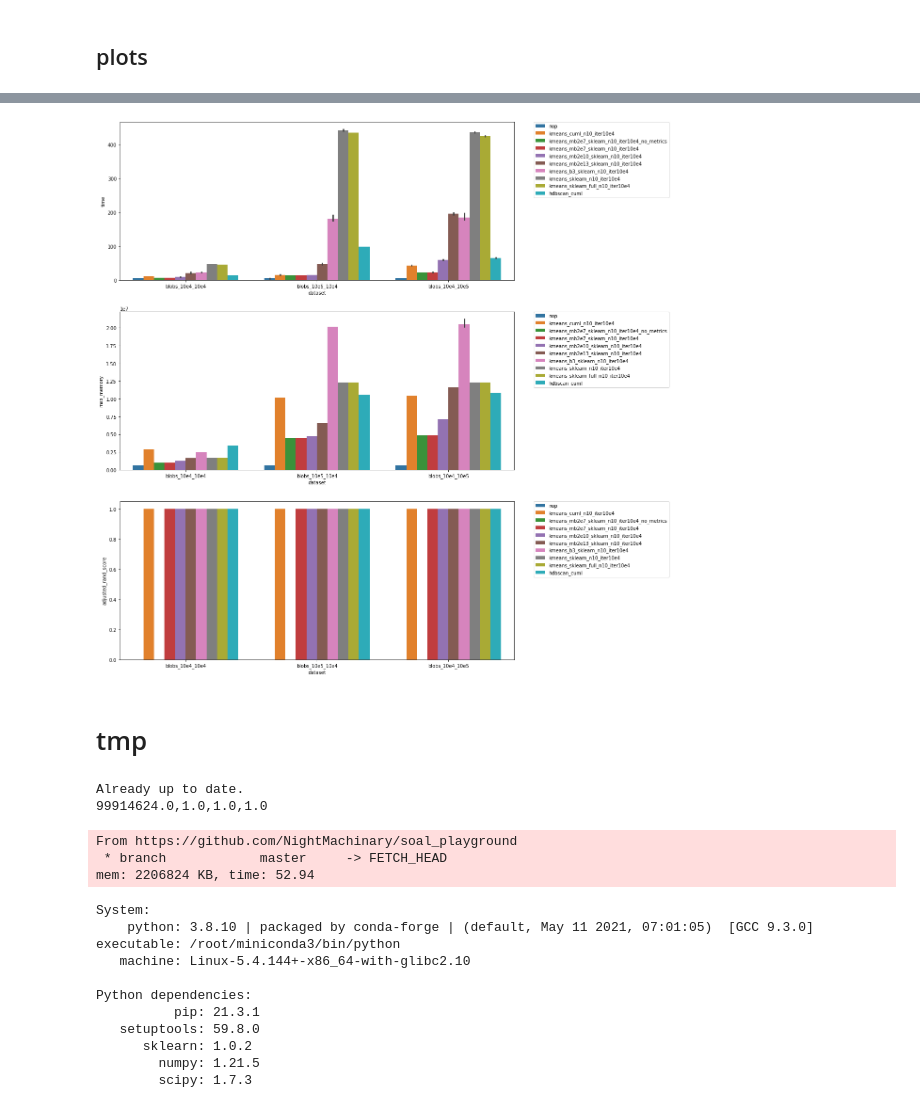
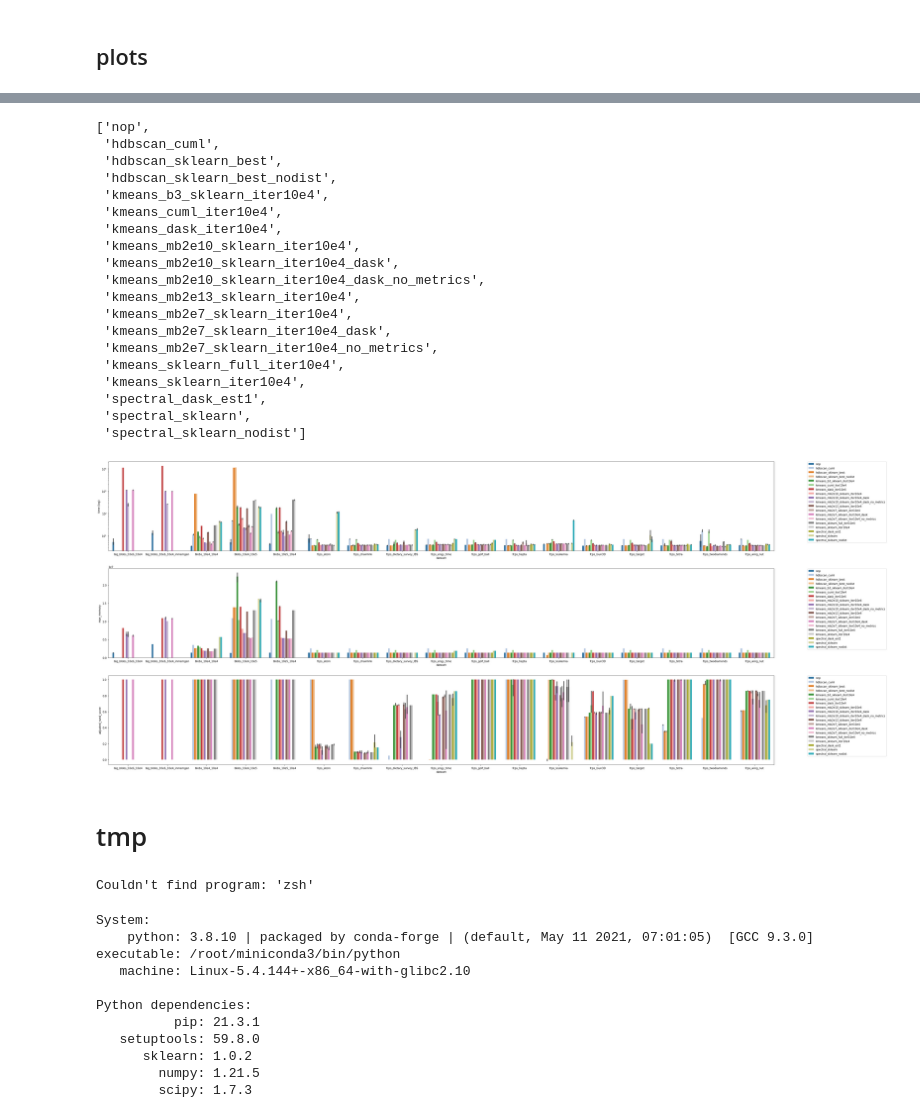
Before and after one commit to NightMachinary/soal_playground, a Jupyter notebook: soalpy_playground.ipynb, the cells around one changed output, grey strips where cells are left out. Drawn from its saved outputs; the diff is of its cells as text; code cells hidden in the pictures.

```diff
--- a/soalpy_playground.ipynb
+++ b/soalpy_playground.ipynb
@@ -393,10 +552,13 @@ import numpy
 np = numpy
 from glob import glob
 from fnmatch import fnmatch
+from pynight.common_iterable import list_mv
+from pathlib import Path
 
-bench_dir="/content/drive/MyDrive/soalpy/benchmarks"
+bench_dir="/content/drive/MyDrive/soalpy/benchmarks" #: @duplicateConfig
 
 
 datasets = glob(f"{bench_dir}/*")
+datasets.sort() #: @inplace
 datasets
 # %% [output]
@@ -408,10 +584,17 @@ d = pd.DataFrame()
 
 for ds in datasets:
   algos = glob(f"{ds}/*/*")
+  algos.sort()
+  # list_mv(algos, glob(f"{ds}/_misc/nop")[0])
   # print(algos)
+  #: The order of the plot legend doesn't seem to be set by the order here, so it's pretty useless.
 
   for algo in algos:
-    stats = pd.read_csv(f"{algo}/time_stats", names=['max_memory', 'time'])
+    stats_path = f"{algo}/time_stats"
+    if not Path(stats_path).exists():
+      continue
+
+    stats = pd.read_csv(stats_path, names=['max_memory', 'time'])
     out = pd.read_csv(f"{algo}/out",
                       names=['loss',
                              'homogeneity_score',
@@ -448,35 +631,73 @@ with pd.option_context(
+# %%
+def h_sort_key(x):
+  label = x
+
+  if label.startswith('nop'):
+    return f'_{label}'
+  else:
+    return label
+
+algos = sorted(list(d['algo'].unique()), key=h_sort_key)
+algos
+# %% [output]
+['nop',
+ 'hdbscan_cuml',
+ 'hdbscan_sklearn_best',
+ 'hdbscan_sklearn_best_nodist',
+ 'kmeans_b3_sklearn_iter10e4',
+ 'kmeans_cuml_iter10e4',
+ 'kmeans_dask_iter10e4',
+ 'kmeans_mb2e10_sklearn_iter10e4',
+ 'kmeans_mb2e10_sklearn_iter10e4_dask',
+ 'kmeans_mb2e10_sklearn_iter10e4_dask_no_metrics',
+ 'kmeans_mb2e13_sklearn_iter10e4',
+ 'kmeans_mb2e7_sklearn_iter10e4',
+ 'kmeans_mb2e7_sklearn_iter10e4_dask',
+ 'kmeans_mb2e7_sklearn_iter10e4_no_metrics',
+ 'kmeans_sklearn_full_iter10e4',
+ 'kmeans_sklearn_iter10e4',
+ 'spectral_dask_est1',
+ 'spectral_sklearn',
+ 'spectral_sklearn_nodist']
 # %%
 ys = ['time', 'max_memory', 'adjusted_rand_score']
 fig, axs = plt.subplots(
     # ncols=len(ys),
     ##
     nrows=len(ys),
-    figsize=(15,7*(len(ys)))
+    figsize=(45,7*(len(ys)))
     )
 for i, y in enumerate(ys):
   ax = sns.barplot(
       x='dataset',
       hue='algo',
+      hue_order=algos,
       y=y,
       data=d,
-      ax=axs[i]
+      ax=axs[i],
+      palette='tab20',
+      # palette='tab10',
   )
+
+  if y == 'time':
+    ax.set_yscale('log')
+    ax.set_ylabel(f"{y} (log)")
+
   if True or (i == (len(ys) - 1)):
     ax.legend(bbox_to_anchor=(1.05, 1), loc=2, borderaxespad=0.)
   else:
     ax.get_legend().remove()
   # display(ax)
 
 # display(fig)
 None
 # %% [output]
-[figure, old version]
+[figure, new version]
 # %% [markdown]
 # tmp
 # %%
 %%script zsh
-code_dir='/content/code'
-cd "${code_dir}/soal_playground"
+cd "${soal_dir}"
 ##
 git pull origin master
 cd src_py
@@ -487,16 +708,17 @@ if false; then
   echo '#############'
 fi
 
-command time -f 'mem: %M KB, time: %e' python run_one.py kmeans_sklearn_full_n10_iter10e4 10_000 10_000
+# command time -f 'mem: %M KB, time: %e' python run_one.py kmeans_sklearn_full_iter10e4 10_000 10_000
 # command time -f '%M' python run_one.py nop 10_000 10_000
 # command time -f '%M' python run_one.py nop_float64 10_000 10_000
 # command time -f 'mem: %M KB, time: %e' zsh -fc "python run_one.py hdbscan_cuml 10_000 10_000 2>/dev/null"
+
+# command time -f 'mem: %M KB, time: %e' python t1.py
+
+run_one_save_dir=/x98 python run_one.py 'save' 'blobs_sk' 1000 100 10
+# ls -l /x98
 # %% [output]
-Already up to date.
-99914624.0,1.0,1.0,1.0
+Couldn't find program: 'zsh'
-From https://github.com/NightMachinary/soal_playground
- * branch            master     -> FETCH_HEAD
-mem: 2206824 KB, time: 52.94
 # %%
 %%script zsh
 
```
Also changed, not shown: parts of 63 cells of this notebook.
